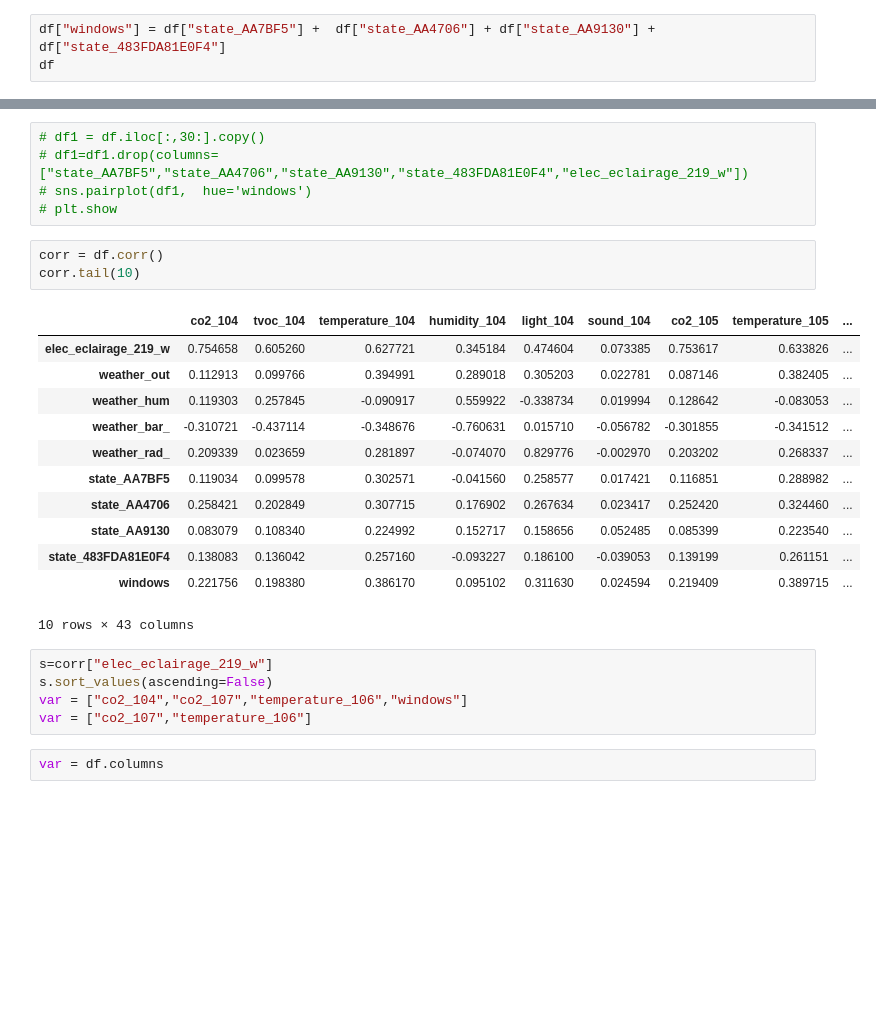
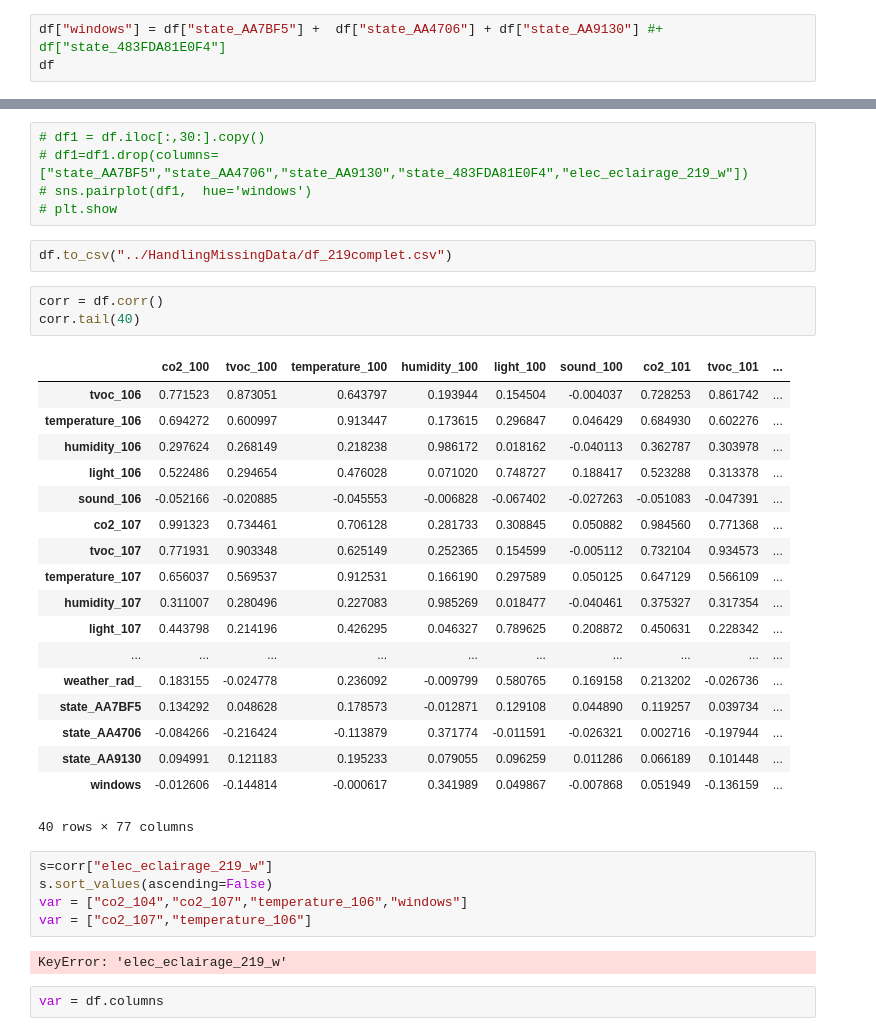
Before and after one commit to Ah-essabar/Master_SDS_Angers, a Jupyter notebook: S2/Mesures Polytech/FusionDataAll/HandlingMissingData/GenerationMissingdata.ipynb, the cells around one changed output, grey strips where cells are left out. Saved outputs shown, nothing was run; the diff lists cells and outputs as text; blank space fills up the shorter version.

```diff
--- a/S2/Mesures Polytech/FusionDataAll/HandlingMissingData/GenerationMissingdata.ipynb
+++ b/S2/Mesures Polytech/FusionDataAll/HandlingMissingData/GenerationMissingdata.ipynb
@@ -100,4 +121,4 @@ df
 # %%
-df["windows"] = df["state_AA7BF5"] +  df["state_AA4706"] + df["state_AA9130"] +  df["state_483FDA81E0F4"]
+df["windows"] = df["state_AA7BF5"] +  df["state_AA4706"] + df["state_AA9130"] #+  df["state_483FDA81E0F4"]
 df
 # %% [output]
@@ -120,27 +141,37 @@ df
 # df1=df1.drop(columns=["state_AA7BF5","state_AA4706","state_AA9130","state_483FDA81E0F4","elec_eclairage_219_w"])
 # sns.pairplot(df1,  hue='windows')
 # plt.show
+# %%
+df.to_csv("../HandlingMissingData/df_219complet.csv")
 # %%
 corr = df.corr()
-corr.tail(10)
+corr.tail(40)
 # %% [output]
-|  | co2_104 | tvoc_104 | temperature_104 | humidity_104 | light_104 | sound_104 | co2_105 | temperature_105 | ... |
-| elec_eclairage_219_w | 0.754658 | 0.605260 | 0.627721 | 0.345184 | 0.474604 | 0.073385 | 0.753617 | 0.633826 | ... |
-| weather_out | 0.112913 | 0.099766 | 0.394991 | 0.289018 | 0.305203 | 0.022781 | 0.087146 | 0.382405 | ... |
-| weather_hum | 0.119303 | 0.257845 | -0.090917 | 0.559922 | -0.338734 | 0.019994 | 0.128642 | -0.083053 | ... |
-| weather_bar_ | -0.310721 | -0.437114 | -0.348676 | -0.760631 | 0.015710 | -0.056782 | -0.301855 | -0.341512 | ... |
-| weather_rad_ | 0.209339 | 0.023659 | 0.281897 | -0.074070 | 0.829776 | -0.002970 | 0.203202 | 0.268337 | ... |
-| state_AA7BF5 | 0.119034 | 0.099578 | 0.302571 | -0.041560 | 0.258577 | 0.017421 | 0.116851 | 0.288982 | ... |
-| state_AA4706 | 0.258421 | 0.202849 | 0.307715 | 0.176902 | 0.267634 | 0.023417 | 0.252420 | 0.324460 | ... |
-| state_AA9130 | 0.083079 | 0.108340 | 0.224992 | 0.152717 | 0.158656 | 0.052485 | 0.085399 | 0.223540 | ... |
-| state_483FDA81E0F4 | 0.138083 | 0.136042 | 0.257160 | -0.093227 | 0.186100 | -0.039053 | 0.139199 | 0.261151 | ... |
-| windows | 0.221756 | 0.198380 | 0.386170 | 0.095102 | 0.311630 | 0.024594 | 0.219409 | 0.389715 | ... |
+|  | co2_100 | tvoc_100 | temperature_100 | humidity_100 | light_100 | sound_100 | co2_101 | tvoc_101 | ... |
+| tvoc_106 | 0.771523 | 0.873051 | 0.643797 | 0.193944 | 0.154504 | -0.004037 | 0.728253 | 0.861742 | ... |
+| temperature_106 | 0.694272 | 0.600997 | 0.913447 | 0.173615 | 0.296847 | 0.046429 | 0.684930 | 0.602276 | ... |
+| humidity_106 | 0.297624 | 0.268149 | 0.218238 | 0.986172 | 0.018162 | -0.040113 | 0.362787 | 0.303978 | ... |
+| light_106 | 0.522486 | 0.294654 | 0.476028 | 0.071020 | 0.748727 | 0.188417 | 0.523288 | 0.313378 | ... |
+| sound_106 | -0.052166 | -0.020885 | -0.045553 | -0.006828 | -0.067402 | -0.027263 | -0.051083 | -0.047391 | ... |
+| co2_107 | 0.991323 | 0.734461 | 0.706128 | 0.281733 | 0.308845 | 0.050882 | 0.984560 | 0.771368 | ... |
+| tvoc_107 | 0.771931 | 0.903348 | 0.625149 | 0.252365 | 0.154599 | -0.005112 | 0.732104 | 0.934573 | ... |
+| temperature_107 | 0.656037 | 0.569537 | 0.912531 | 0.166190 | 0.297589 | 0.050125 | 0.647129 | 0.566109 | ... |
+| humidity_107 | 0.311007 | 0.280496 | 0.227083 | 0.985269 | 0.018477 | -0.040461 | 0.375327 | 0.317354 | ... |
+| light_107 | 0.443798 | 0.214196 | 0.426295 | 0.046327 | 0.789625 | 0.208872 | 0.450631 | 0.228342 | ... |
+| ... | ... | ... | ... | ... | ... | ... | ... | ... | ... |
+| weather_rad_ | 0.183155 | -0.024778 | 0.236092 | -0.009799 | 0.580765 | 0.169158 | 0.213202 | -0.026736 | ... |
+| state_AA7BF5 | 0.134292 | 0.048628 | 0.178573 | -0.012871 | 0.129108 | 0.044890 | 0.119257 | 0.039734 | ... |
+| state_AA4706 | -0.084266 | -0.216424 | -0.113879 | 0.371774 | -0.011591 | -0.026321 | 0.002716 | -0.197944 | ... |
+| state_AA9130 | 0.094991 | 0.121183 | 0.195233 | 0.079055 | 0.096259 | 0.011286 | 0.066189 | 0.101448 | ... |
+| windows | -0.012606 | -0.144814 | -0.000617 | 0.341989 | 0.049867 | -0.007868 | 0.051949 | -0.136159 | ... |
-10 rows × 43 columns
+40 rows × 77 columns
 # %%
 s=corr["elec_eclairage_219_w"]
 s.sort_values(ascending=False)
 var = ["co2_104","co2_107","temperature_106","windows"]
 var = ["co2_107","temperature_106"]
+# %% [output]
+KeyError: 'elec_eclairage_219_w'
 # %%
 var = df.columns
 # %%
```
Also changed, not shown: parts of 7 cells of this notebook, 1 other file.
